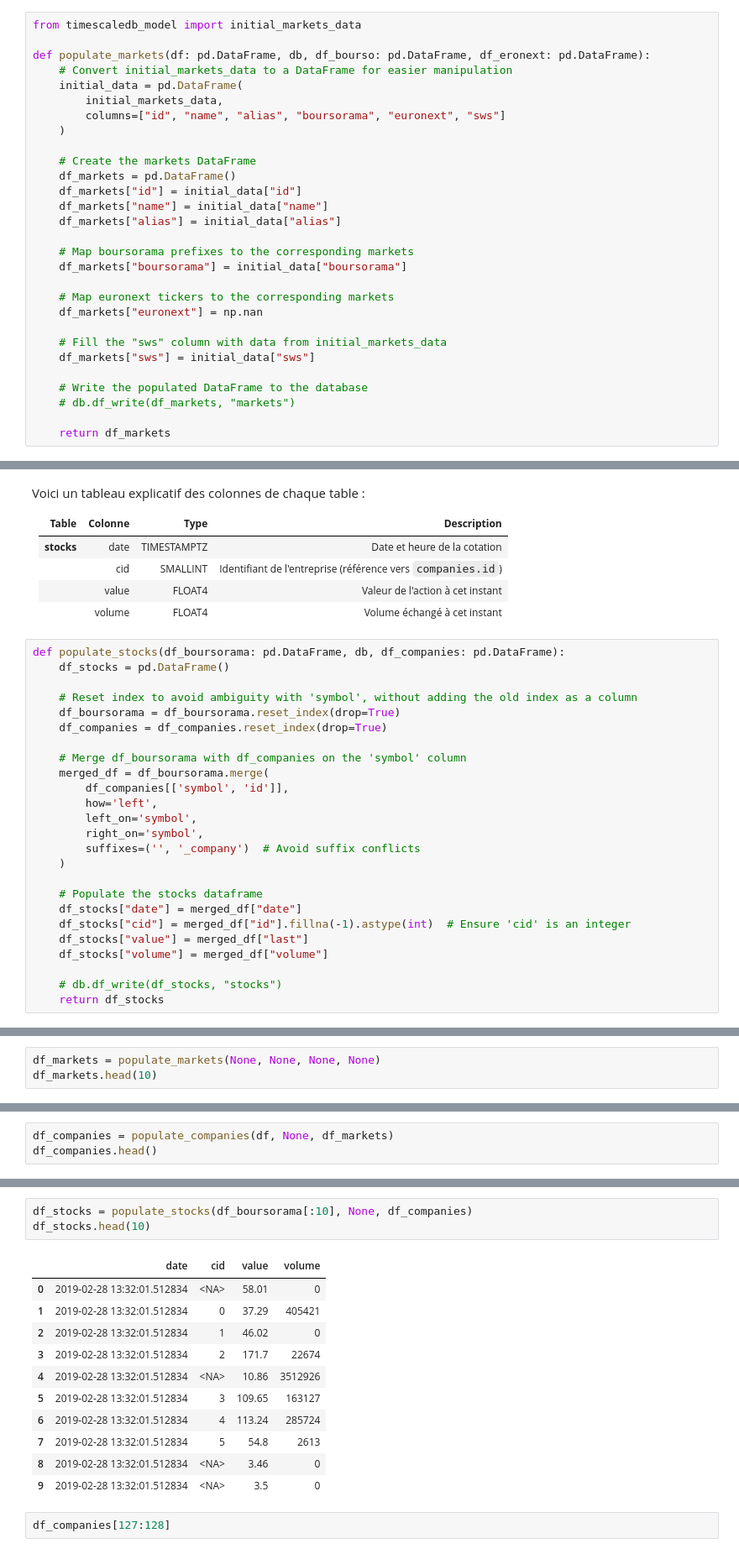
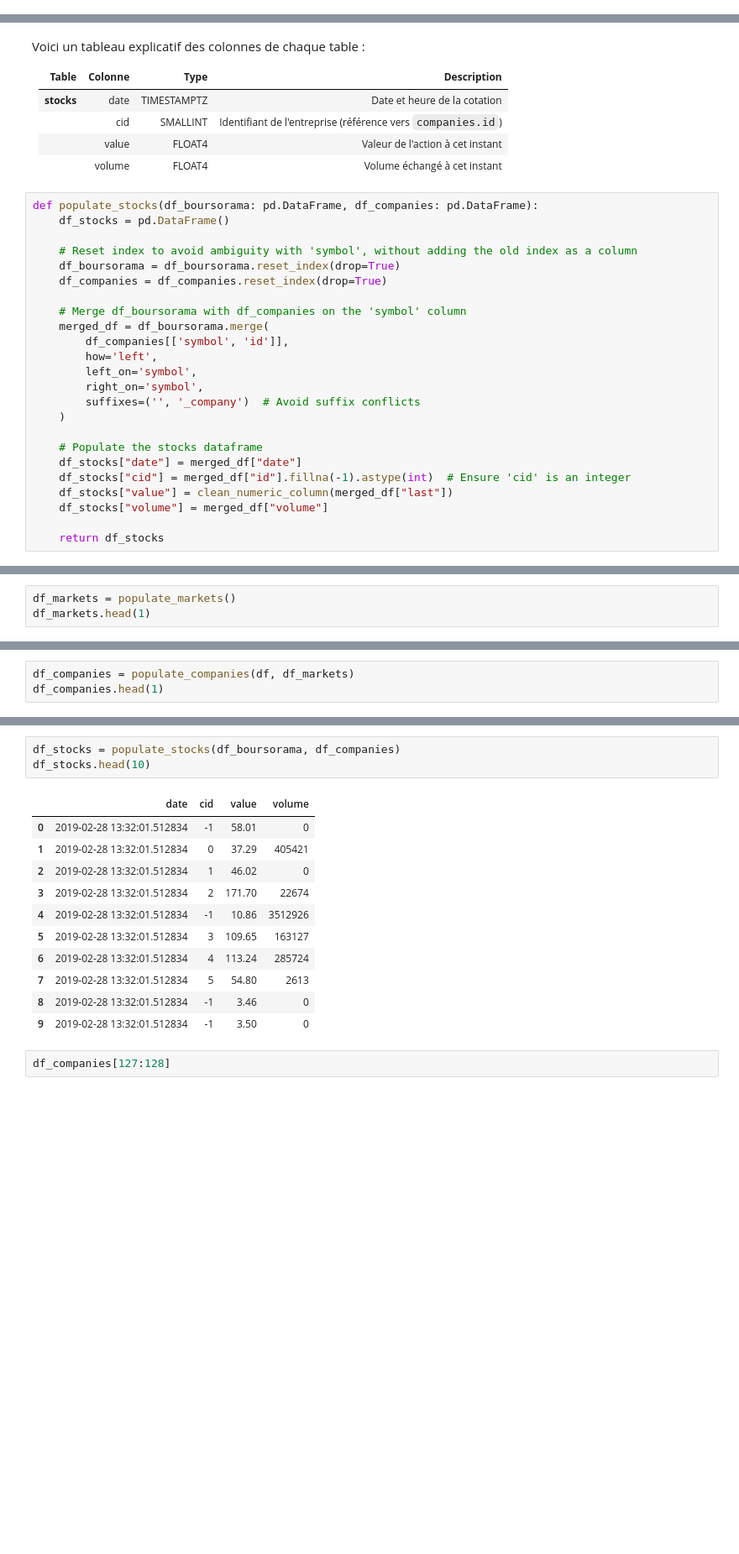
Before and after one commit to JulesRD/FinanceProject, a Jupyter notebook: etl/df_show.ipynb, the cells around one changed output, grey strips where cells are left out. Shown at 84% size. Drawn from its saved outputs; the diff is of its cells as text; blank space fills up the shorter version.

```diff
--- a/etl/df_show.ipynb
+++ b/etl/df_show.ipynb
@@ -320,32 +363,3 @@ Voici un tableau explicatif des colonnes de chaque table :
 |             | boursorama  | VARCHAR         | Préfixe du marché sur Boursorama |
 |             | sws        | VARCHAR         | Nom du marché sur Simply Wall Street |
 |             | euronext    | VARCHAR         | Nom du marché sur Euronext |
-# %%
-from timescaledb_model import initial_markets_data
-
-def populate_markets(df: pd.DataFrame, db, df_bourso: pd.DataFrame, df_eronext: pd.DataFrame):
-    # Convert initial_markets_data to a DataFrame for easier manipulation
-    initial_data = pd.DataFrame(
-        initial_markets_data,
-        columns=["id", "name", "alias", "boursorama", "euronext", "sws"]
-    )
-
-    # Create the markets DataFrame
-    df_markets = pd.DataFrame()
-    df_markets["id"] = initial_data["id"]
-    df_markets["name"] = initial_data["name"]
-    df_markets["alias"] = initial_data["alias"]
-
-    # Map boursorama prefixes to the corresponding markets
-    df_markets["boursorama"] = initial_data["boursorama"]
-
-    # Map euronext tickers to the corresponding markets
-    df_markets["euronext"] = np.nan
-
-    # Fill the "sws" column with data from initial_markets_data
-    df_markets["sws"] = initial_data["sws"]
-
-    # Write the populated DataFrame to the database
-    # db.df_write(df_markets, "markets")
-
-    return df_markets
@@ -359,7 +412,7 @@ Voici un tableau explicatif des colonnes de chaque table :
 |             | value     | FLOAT4          | Valeur de l'action à cet instant |
 |             | volume    | FLOAT4          | Volume échangé à cet instant |
 # %%
-def populate_stocks(df_boursorama: pd.DataFrame, db, df_companies: pd.DataFrame):
+def populate_stocks(df_boursorama: pd.DataFrame, df_companies: pd.DataFrame):
     df_stocks = pd.DataFrame()
 
     # Reset index to avoid ambiguity with 'symbol', without adding the old index as a column
@@ -378,9 +431,8 @@ def populate_stocks(df_boursorama: pd.DataFrame, db, df_companies: pd.DataFrame)
     # Populate the stocks dataframe
     df_stocks["date"] = merged_df["date"]
     df_stocks["cid"] = merged_df["id"].fillna(-1).astype(int)  # Ensure 'cid' is an integer
-    df_stocks["value"] = merged_df["last"]
+    df_stocks["value"] = clean_numeric_column(merged_df["last"])
     df_stocks["volume"] = merged_df["volume"]
 
-    # db.df_write(df_stocks, "stocks")
     return df_stocks
 # %%
@@ -411,7 +462,7 @@ def populate_daystocks(df_euronext: pd.DataFrame, db, df_companies: pd.DataFrame
     return df_daystocks
 # %%
-df_markets = populate_markets(None, None, None, None)
-df_markets.head(10)
+df_markets = populate_markets()
+df_markets.head(1)
 # %% [output]
 |  | id | name | alias | boursorama | euronext | sws |
 | 0 | 1 | New York | nyse |  | NaN |  |
@@ -427,6 +469,6 @@ df_markets.head(10)
 # %%
-df_companies = populate_companies(df, None, df_markets)
-df_companies.head()
+df_companies = populate_companies(df, df_markets)
+df_companies.head(1)
 # %% [output]
 |  | isin | name | mid | symbol | boursorama | euronext | pea | sector1 | sector2 | sector3 | id |
 | 0 | FR0000120404 | ACCOR | 6 | AC | 1rPAC | NaN | True |  |  |  | 0 |
@@ -447,18 +486,18 @@ df_daystocks.head()
 # %%
-df_stocks = populate_stocks(df_boursorama[:10], None, df_companies)
+df_stocks = populate_stocks(df_boursorama, df_companies)
 df_stocks.head(10)
 # %% [output]
 |  | date | cid | value | volume |
-| 0 | 2019-02-28 13:32:01.512834 | <NA> | 58.01 | 0 |
+| 0 | 2019-02-28 13:32:01.512834 | -1 | 58.01 | 0 |
 | 1 | 2019-02-28 13:32:01.512834 | 0 | 37.29 | 405421 |
 | 2 | 2019-02-28 13:32:01.512834 | 1 | 46.02 | 0 |
-| 3 | 2019-02-28 13:32:01.512834 | 2 | 171.7 | 22674 |
-| 4 | 2019-02-28 13:32:01.512834 | <NA> | 10.86 | 3512926 |
+| 3 | 2019-02-28 13:32:01.512834 | 2 | 171.70 | 22674 |
+| 4 | 2019-02-28 13:32:01.512834 | -1 | 10.86 | 3512926 |
 | 5 | 2019-02-28 13:32:01.512834 | 3 | 109.65 | 163127 |
 | 6 | 2019-02-28 13:32:01.512834 | 4 | 113.24 | 285724 |
-| 7 | 2019-02-28 13:32:01.512834 | 5 | 54.8 | 2613 |
-| 8 | 2019-02-28 13:32:01.512834 | <NA> | 3.46 | 0 |
-| 9 | 2019-02-28 13:32:01.512834 | <NA> | 3.5 | 0 |
+| 7 | 2019-02-28 13:32:01.512834 | 5 | 54.80 | 2613 |
+| 8 | 2019-02-28 13:32:01.512834 | -1 | 3.46 | 0 |
+| 9 | 2019-02-28 13:32:01.512834 | -1 | 3.50 | 0 |
 # %%
 df_companies[127:128]
 # %% [output]
```
Also changed, not shown: parts of 21 cells of this notebook, 4 other files.
